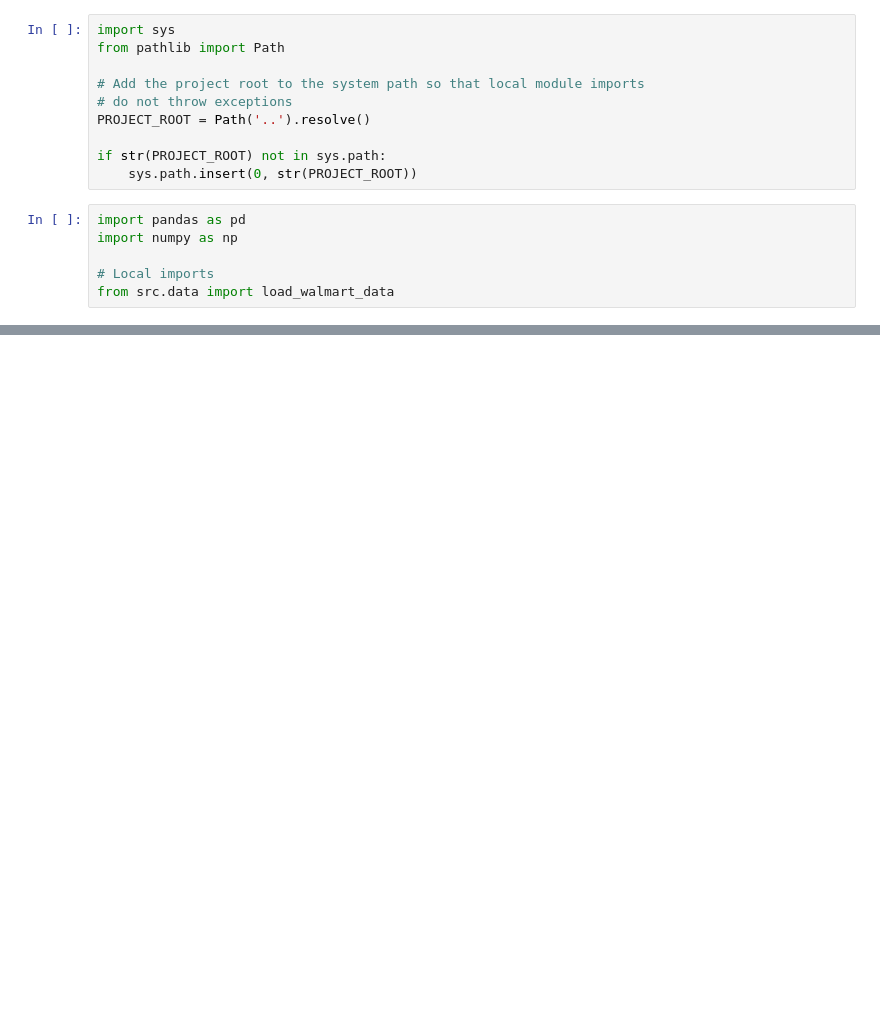
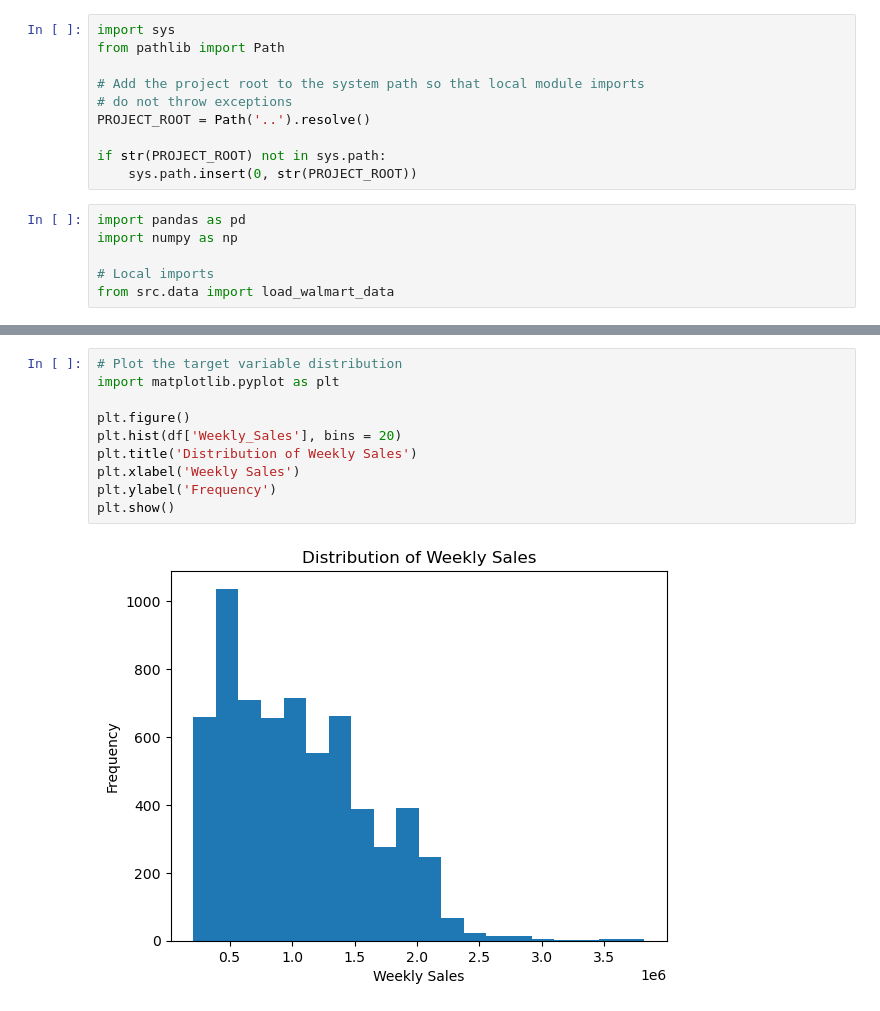
Before and after one commit to dziaoure/ai-ml, a Jupyter notebook: retail-demand-forecasting/notebooks/analysis.ipynb, the cells around one changed output, grey strips where cells are left out. Saved outputs shown, nothing was run; the diff lists cells and outputs as text; blank space fills up the shorter version.

```diff
--- a/retail-demand-forecasting/notebooks/analysis.ipynb
+++ b/retail-demand-forecasting/notebooks/analysis.ipynb
@@ -48,0 +132,12 @@ df.head()
+# %%
+# Plot the target variable distribution
+import matplotlib.pyplot as plt
+
+plt.figure()
+plt.hist(df['Weekly_Sales'], bins = 20)
+plt.title('Distribution of Weekly Sales')
+plt.xlabel('Weekly Sales')
+plt.ylabel('Frequency')
+plt.show()
+# %% [output]
+[figure, added]
```
Also changed, not shown: parts of 30 cells of this notebook, 1 other file.
